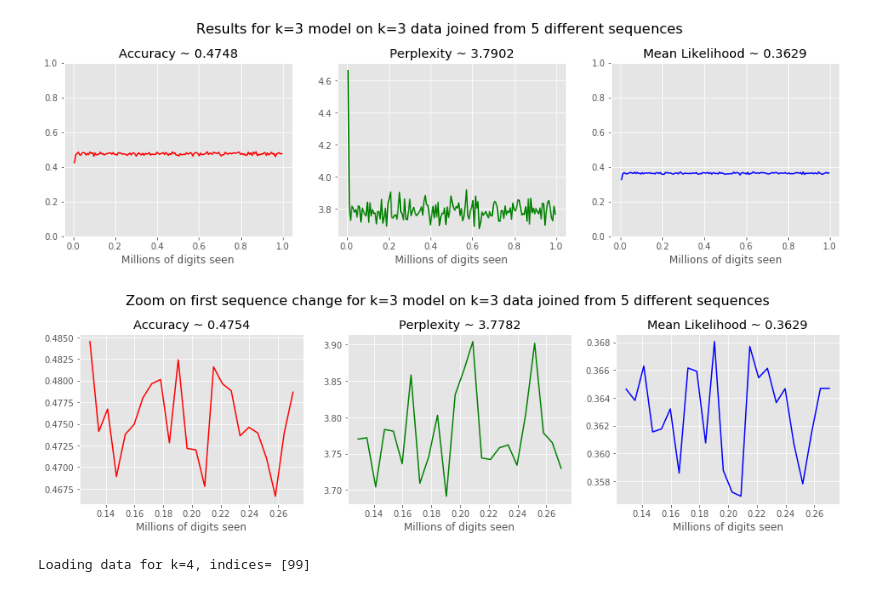
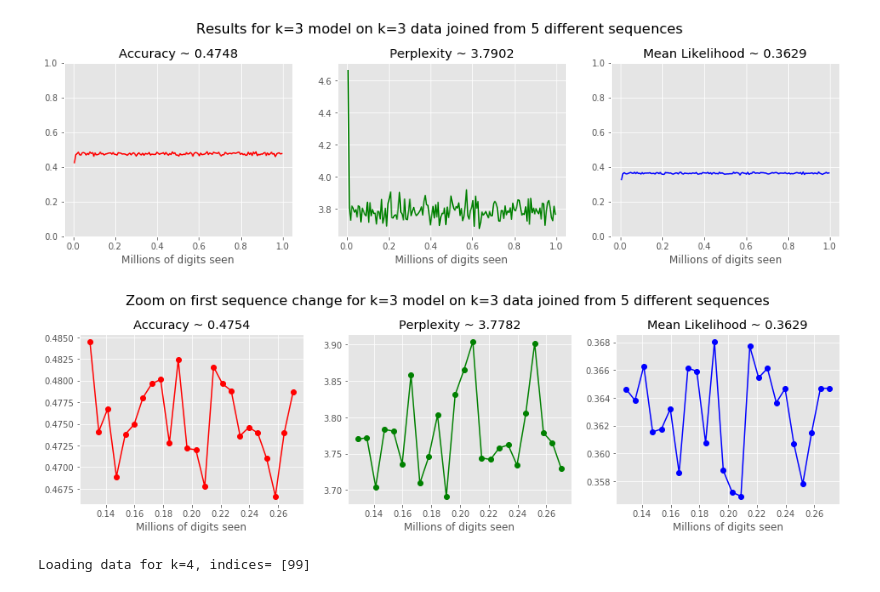
Before and after one commit to colivaresp/prng-deepzoom, a Jupyter notebook: prng_deepzoom_lm.ipynb, the cells around one changed output. Drawn from its saved outputs; the diff is of its cells as text; code cells hidden in the pictures.

```diff
--- a/prng_deepzoom_lm.ipynb
+++ b/prng_deepzoom_lm.ipynb
@@ -608,10 +656,11 @@ plot_graphs('data/results/run_20180130-211347-eval',
 # %%
 plot_graphs('data/results/run_20180130-211347-eval',
                          main_title = 'Zoom on first sequence change for k=3 model on k=3 data joined from 5 different sequences',
            step_range = (20,44),
-           fit_y_scale_to_data = True)
+           fit_y_scale_to_data = True,
+           marker = 'o-')
 # %% [output]
-[figure, old version]
+[figure, new version]
 # %%
 model = RNNLanguageModel(log_dir = '/tmp/RNNLanguageModel/k3')
 model.eval(load_data(k=4, indices=[99]))
```
Also changed, not shown: parts of 41 cells of this notebook, 45 other files.
